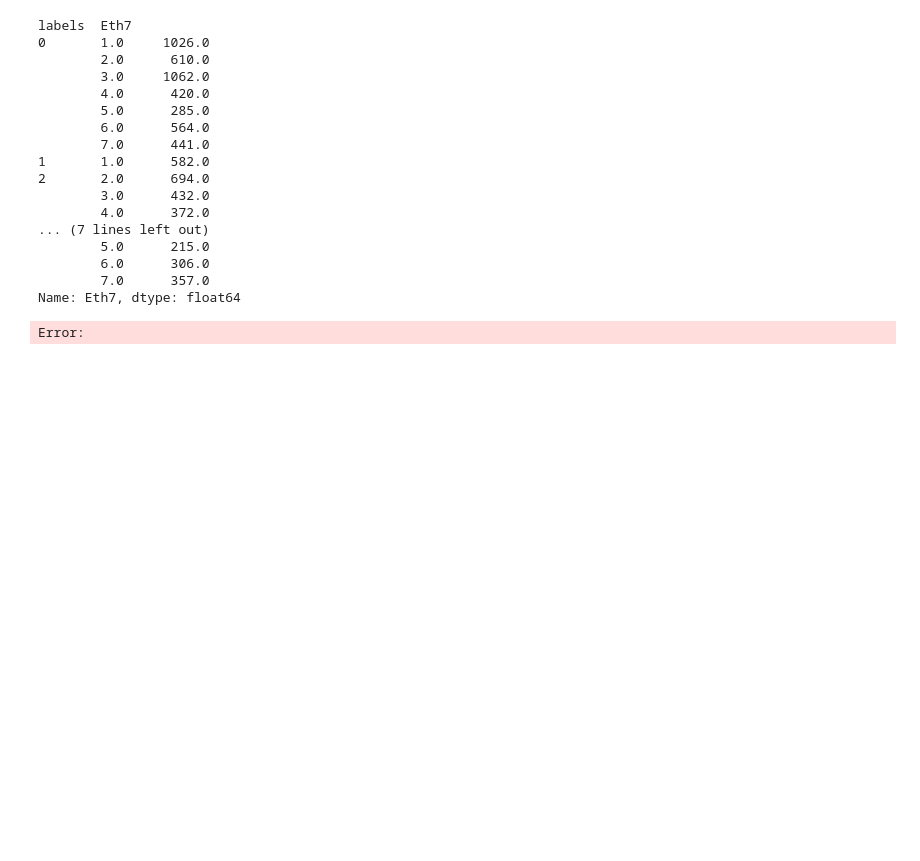
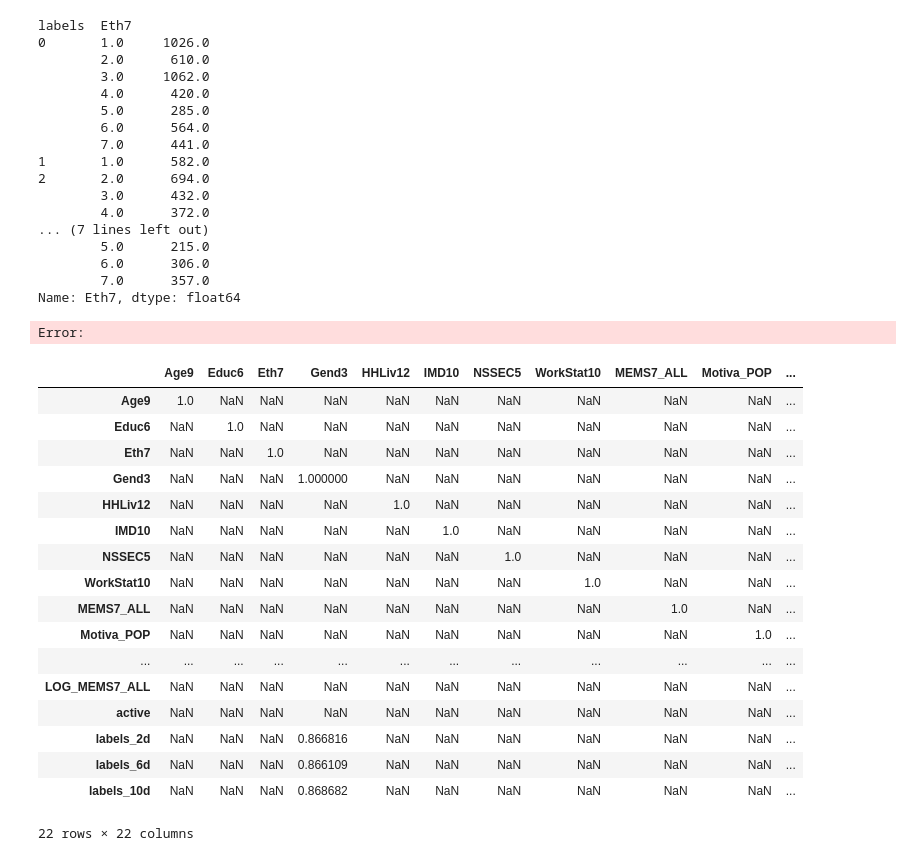
Before and after one commit to ferguswatson39/london_sport2, a Jupyter notebook: notebooks/perturbation/perturb_test.ipynb, the cells around one changed output. Drawn from its saved outputs; the diff is of its cells as text; code cells hidden in the pictures; blank space fills up the shorter version.

Commit message:
created cluster df and saved as csv. tested clusters across 2, 6 and 10d

```diff
--- a/notebooks/perturbation/perturb_test.ipynb
+++ b/notebooks/perturbation/perturb_test.ipynb
@@ -60,11 +60,15 @@ Categorical Variables:
 14 | False | comm1
 15 | False | inclus_a
 # %%
-emb = umap.UMAP(random_state = 42, min_dist=0.0).fit(distances)
-umap.plot.points(emb)
+emb_2d = umap.UMAP(n_components = 2, random_state = 42, min_dist=0.0).fit(distances)
+emb_6d = umap.UMAP(n_components = 6, random_state = 42, min_dist=0.0).fit(distances)
+emb_10d = umap.UMAP(n_components = 10, random_state = 42, min_dist=0.0).fit(distances)
+umap.plot.points(emb_2d)
 # %% [output]
 <Axes: >
 [figure]
 # %%
-clusterer = GenerateHDBSCAN(emb.embedding_)
+clusterer_2d = GenerateHDBSCAN(emb_2d.embedding_)
+clusterer_6d = GenerateHDBSCAN(emb_6d.embedding_)
+clusterer_10d = GenerateHDBSCAN(emb_10d.embedding_)
 # %%
@@ -87,3 +119,4 @@ HDBSCAN(min_cluster_size=500, min_samples=10)
 # %%
-c = clusterer.get_clusterer()
-np.unique(c.labels_)
+c_2d = clusterer_2d.get_clusterer()
+c_6d = clusterer_6d.get_clusterer()
+c_10d = clusterer_10d.get_clusterer()
@@ -95,4 +126,6 @@ umap.plot.points(emb, labels=c.labels_)
 <Axes: >
 [figure]
 # %%
-df['labels'] = c.labels_
+df['labels_2d'] = c_2d.labels_
+df['labels_6d'] = c_6d.labels_
+df['labels_10d'] = c_10d.labels_
@@ -148,3 +183,26 @@ labels  Eth7
         7.0      357.0
 Name: Eth7, dtype: float64
 Error:
+# %%
+corr = df.corr()
+x = corr[corr.abs() > 0.6]
+x
+# %% [output]
+|  | Age9 | Educ6 | Eth7 | Gend3 | HHLiv12 | IMD10 | NSSEC5 | WorkStat10 | MEMS7_ALL | Motiva_POP | ... |
+| Age9 | 1.0 | NaN | NaN | NaN | NaN | NaN | NaN | NaN | NaN | NaN | ... |
+| Educ6 | NaN | 1.0 | NaN | NaN | NaN | NaN | NaN | NaN | NaN | NaN | ... |
+| Eth7 | NaN | NaN | 1.0 | NaN | NaN | NaN | NaN | NaN | NaN | NaN | ... |
+| Gend3 | NaN | NaN | NaN | 1.000000 | NaN | NaN | NaN | NaN | NaN | NaN | ... |
+| HHLiv12 | NaN | NaN | NaN | NaN | 1.0 | NaN | NaN | NaN | NaN | NaN | ... |
+| IMD10 | NaN | NaN | NaN | NaN | NaN | 1.0 | NaN | NaN | NaN | NaN | ... |
+| NSSEC5 | NaN | NaN | NaN | NaN | NaN | NaN | 1.0 | NaN | NaN | NaN | ... |
+| WorkStat10 | NaN | NaN | NaN | NaN | NaN | NaN | NaN | 1.0 | NaN | NaN | ... |
+| MEMS7_ALL | NaN | NaN | NaN | NaN | NaN | NaN | NaN | NaN | 1.0 | NaN | ... |
+| Motiva_POP | NaN | NaN | NaN | NaN | NaN | NaN | NaN | NaN | NaN | 1.0 | ... |
+| ... | ... | ... | ... | ... | ... | ... | ... | ... | ... | ... | ... |
+| LOG_MEMS7_ALL | NaN | NaN | NaN | NaN | NaN | NaN | NaN | NaN | NaN | NaN | ... |
+| active | NaN | NaN | NaN | NaN | NaN | NaN | NaN | NaN | NaN | NaN | ... |
+| labels_2d | NaN | NaN | NaN | 0.866816 | NaN | NaN | NaN | NaN | NaN | NaN | ... |
+| labels_6d | NaN | NaN | NaN | 0.866109 | NaN | NaN | NaN | NaN | NaN | NaN | ... |
+| labels_10d | NaN | NaN | NaN | 0.868682 | NaN | NaN | NaN | NaN | NaN | NaN | ... |
+22 rows × 22 columns
```
Also changed, not shown: parts of 6 cells of this notebook, 2 other files.
